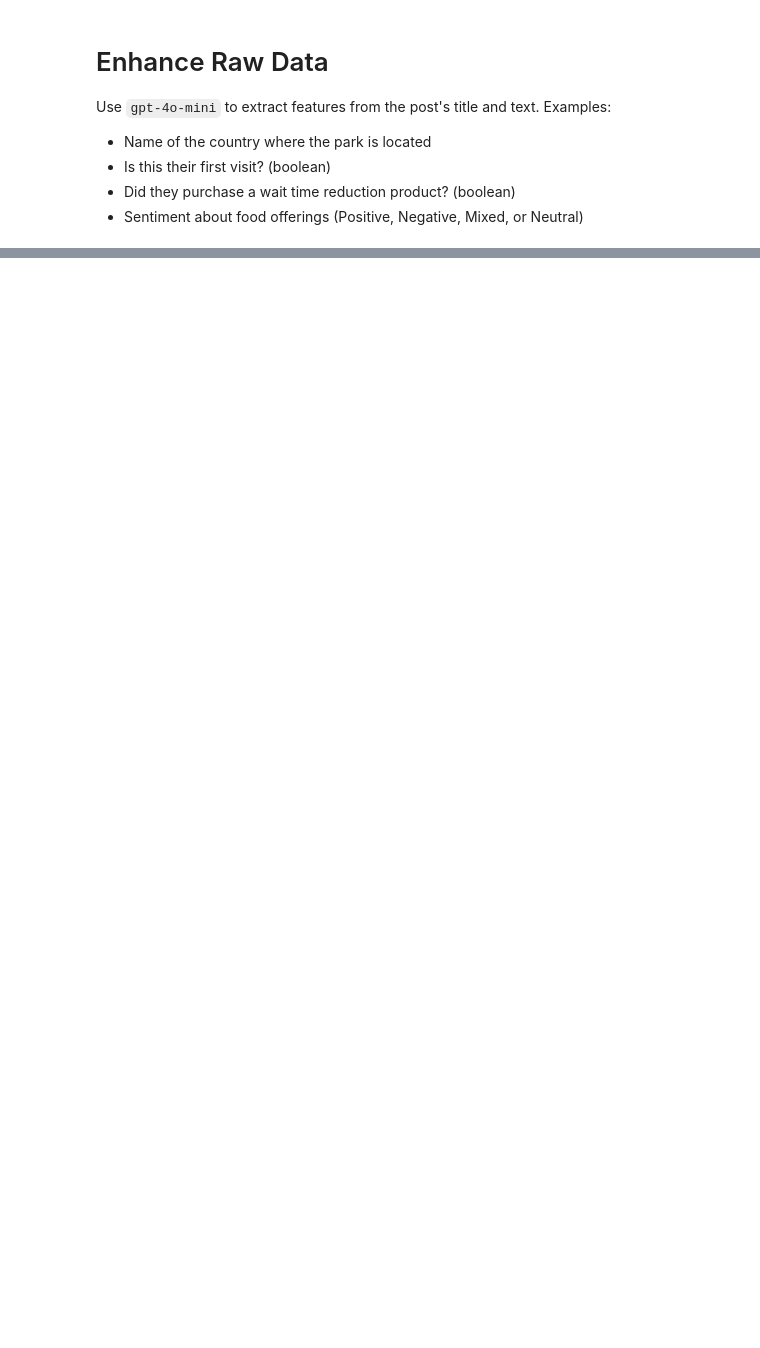
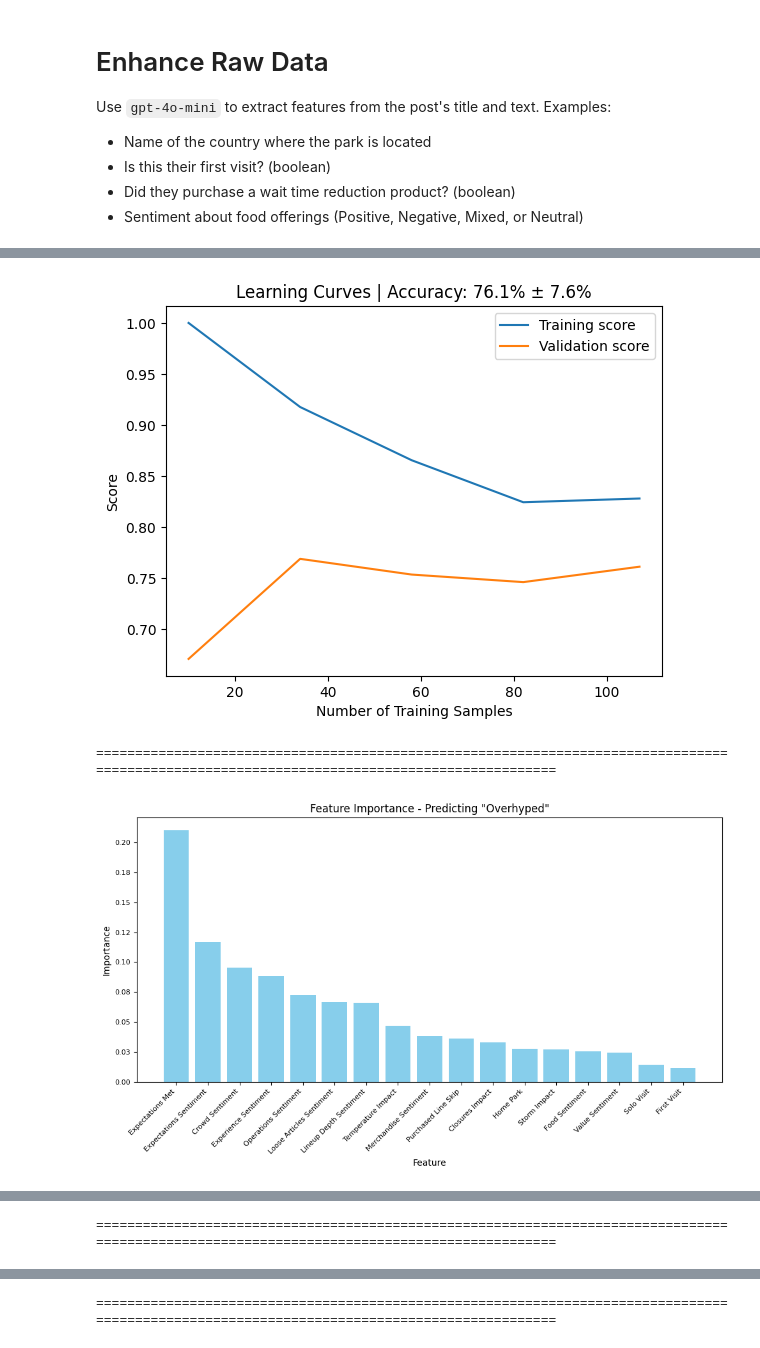
Before and after one commit to caseyjohnsonwv/trip-report-analysis, a Jupyter notebook: analysis.ipynb, the cells around one changed output, grey strips where cells are left out. Drawn from its saved outputs; the diff is of its cells as text; code cells hidden in the pictures; blank space fills up the shorter version.

```diff
--- a/analysis.ipynb
+++ b/analysis.ipynb
@@ -334,0 +283,72 @@ I am not surprised at all that Food Sentiment so heavily influences Value Sentim
+# %%
+import matplotlib.pyplot as plt
+import matplotlib.ticker as ticker
+import numpy as np
+import pandas as pd
+from sklearn.metrics import accuracy_score
+from sklearn.model_selection import train_test_split, cross_val_score, learning_curve
+from sklearn.multioutput import MultiOutputClassifier
+from sklearn.ensemble import RandomForestClassifier
+
+# Prepare the feature matrix and target matrix
+targets = ['Overhyped', 'Overhated']
+inputs = [col for col in df_encoded.columns if col not in targets]
+X = df_encoded[inputs]
+y = df_encoded[targets]
+
+# Split the data into training and testing sets
+X_train, X_test, y_train, y_test = train_test_split(X, y, test_size=0.3, random_state=42)
+
+# Set up classification model
+model = MultiOutputClassifier(RandomForestClassifier(n_estimators=20, max_depth=3, random_state=42), n_jobs=-1)
+
+# Train the model
+model.fit(X_train, y_train)
+
+# Predict on the training and test sets
+y_pred = model.predict(X_test)
+
+# Compute cross-validated accuracy for each target
+cv_scores = cross_val_score(model, X, y, cv=5, scoring='accuracy', n_jobs=-1)
+cv_mean_accuracy = cv_scores.mean()
+cv_std_accuracy = cv_scores.std()
+
+# Plot learning curve
+train_sizes, train_scores, val_scores = learning_curve(model, X, y, cv=5, n_jobs=-1)
+plt.plot(train_sizes, np.mean(train_scores, axis=1), label='Training score')
+plt.plot(train_sizes, np.mean(val_scores, axis=1), label='Validation score')
+plt.xlabel('Number of Training Samples')
+plt.ylabel('Score')
+plt.title(f"Learning Curves | Accuracy: {cv_mean_accuracy*100:.1f}% ± {cv_std_accuracy*100:.1f}%")
+plt.legend()
+plt.show()
+print('\n'+'='*140+'\n')
+
+# Analyze feature importances
+for i, target in enumerate(targets):
+    # Extract feature importances for each target
+    importances = model.estimators_[i].feature_importances_
+
+    # Create a DataFrame for feature importances
+    importance_df = pd.DataFrame({
+        'Feature': inputs,
+        'Importance': importances
+    }).sort_values(by='Importance', ascending=False)
+
+    # Plot feature importances
+    plt.figure(figsize=(10, 6))
+    plt.bar(importance_df['Feature'], importance_df['Importance'], color='skyblue')
+    plt.xlabel('Feature', fontsize=10)
+    plt.ylabel('Importance', fontsize=10)
+    plt.title(f"Feature Importance - Predicting \"{target}\"", fontsize=12)
+    plt.xticks(rotation=45, ha='right', fontsize=8)
+    plt.yticks(fontsize=8)
+    plt.gca().yaxis.set_major_formatter(ticker.FormatStrFormatter('%.2f'))
+    plt.tight_layout()  # Adjust layout to fit labels
+    plt.show()
+    display(importance_df)
+    print('\n'+'='*140+'\n')
+# %% [output]
+[figure, added]
+============================================================================================================================================
+[figure, added]
@@ -334,0 +373 @@ I am not surprised at all that Food Sentiment so heavily influences Value Sentim
+============================================================================================================================================
@@ -334,0 +393 @@ I am not surprised at all that Food Sentiment so heavily influences Value Sentim
+============================================================================================================================================
```
Also changed, not shown: parts of 12 cells of this notebook, 1 other file.
